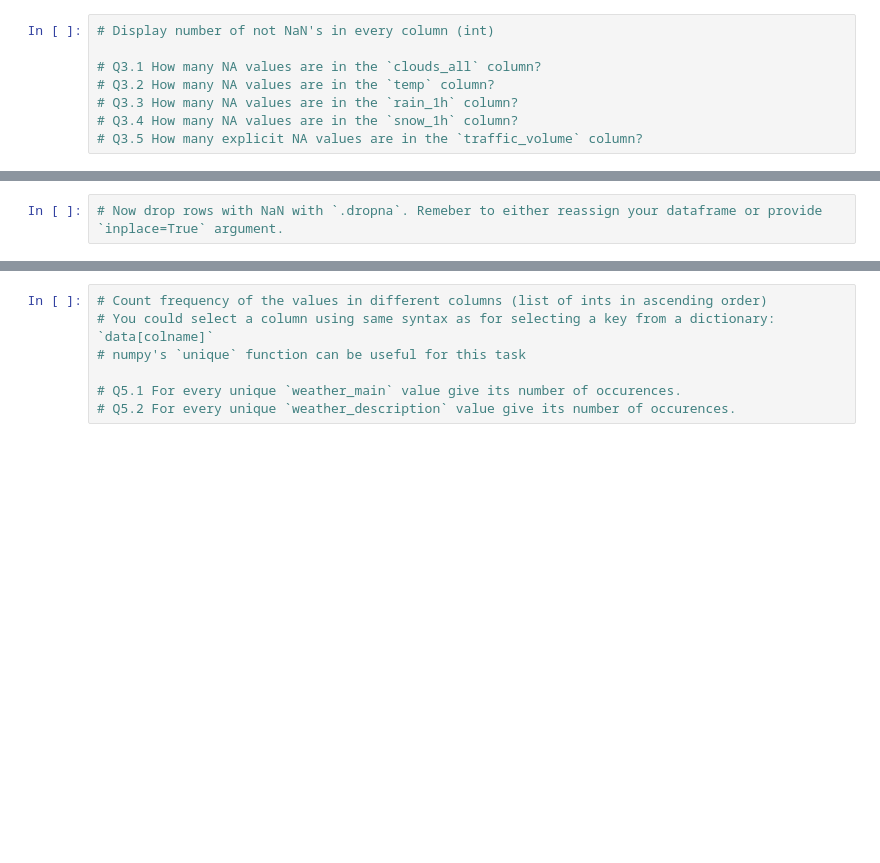
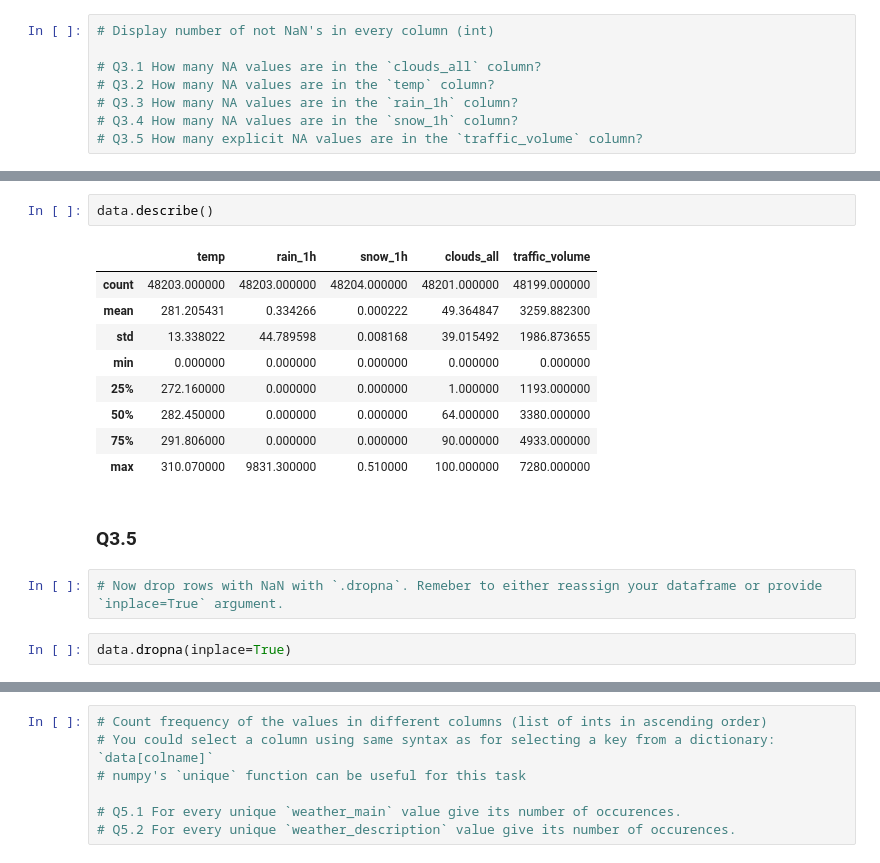
Before and after one commit to soldatsm/MIPT_ML, a Jupyter notebook: Traffic_prediction.ipynb, the cells around one changed output, grey strips where cells are left out. Saved outputs shown, nothing was run; the diff lists cells and outputs as text; blank space fills up the shorter version.

```diff
--- a/Traffic_prediction.ipynb
+++ b/Traffic_prediction.ipynb
@@ -103,2 +242,18 @@ Hint You could use `.sort_index()` or `.sort_values()` to sort the result of `.v
+# %%
+data.describe()
+# %% [output]
+|  | temp | rain_1h | snow_1h | clouds_all | traffic_volume |
+| count | 48203.000000 | 48203.000000 | 48204.000000 | 48201.000000 | 48199.000000 |
+| mean | 281.205431 | 0.334266 | 0.000222 | 49.364847 | 3259.882300 |
+| std | 13.338022 | 44.789598 | 0.008168 | 39.015492 | 1986.873655 |
+| min | 0.000000 | 0.000000 | 0.000000 | 0.000000 | 0.000000 |
+| 25% | 272.160000 | 0.000000 | 0.000000 | 1.000000 | 1193.000000 |
+| 50% | 282.450000 | 0.000000 | 0.000000 | 64.000000 | 3380.000000 |
+| 75% | 291.806000 | 0.000000 | 0.000000 | 90.000000 | 4933.000000 |
+| max | 310.070000 | 9831.300000 | 0.510000 | 100.000000 | 7280.000000 |
+# %% [markdown]
+### Q3.5
 # %%
 # Now drop rows with NaN with `.dropna`. Remeber to either reassign your dataframe or provide `inplace=True` argument.
+# %%
+data.dropna(inplace=True)
```
Also changed, not shown: parts of 23 cells of this notebook.
